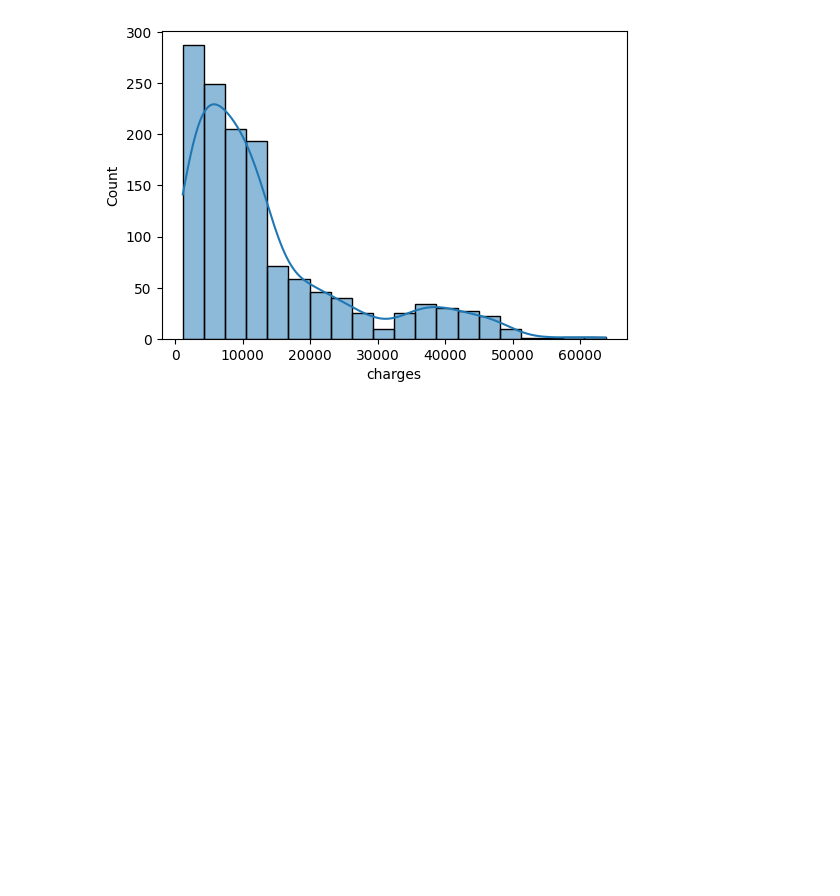
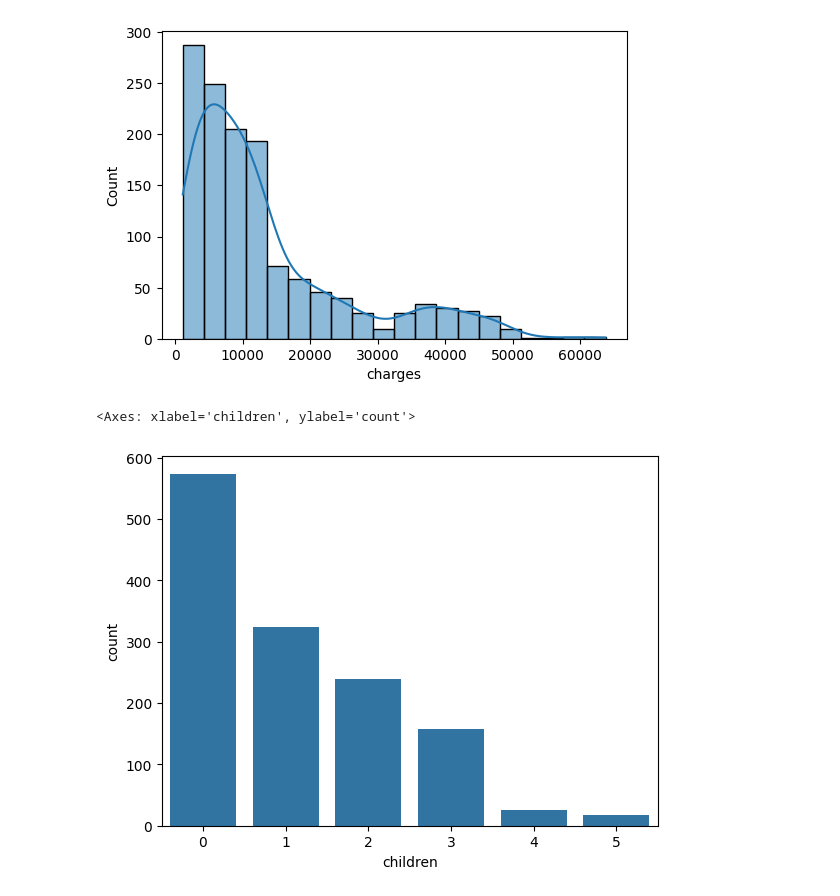
Before and after one commit to x-shakuni/machine-learning-projects, a Jupyter notebook: Supervised Machine Learning/insurance/insurance_EDA.ipynb, the cells around one changed output. Cells and saved outputs as stored; diff of their text form; code cells hidden in the pictures; blank space fills up the shorter version.

```diff
--- a/Supervised Machine Learning/insurance/insurance_EDA.ipynb
+++ b/Supervised Machine Learning/insurance/insurance_EDA.ipynb
@@ -77,3 +77,8 @@ for col in numeric_columns:
 [figure]
 [figure]
 [figure]
+# %%
+sns.countplot(x=data['children'])
+# %% [output]
+<Axes: xlabel='children', ylabel='count'>
+[figure, added]
```
Also changed, not shown: parts of 34 cells of this notebook.
